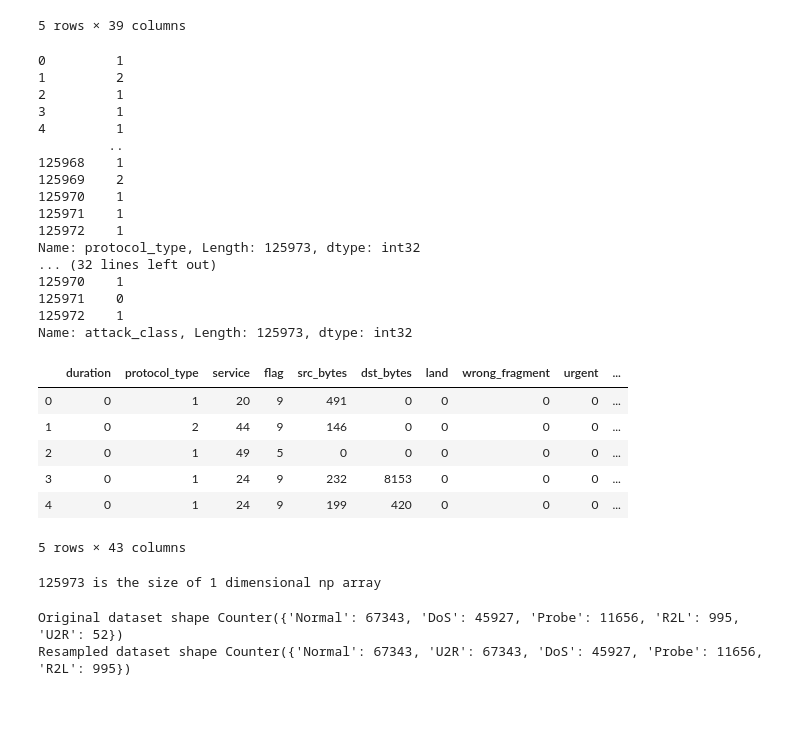
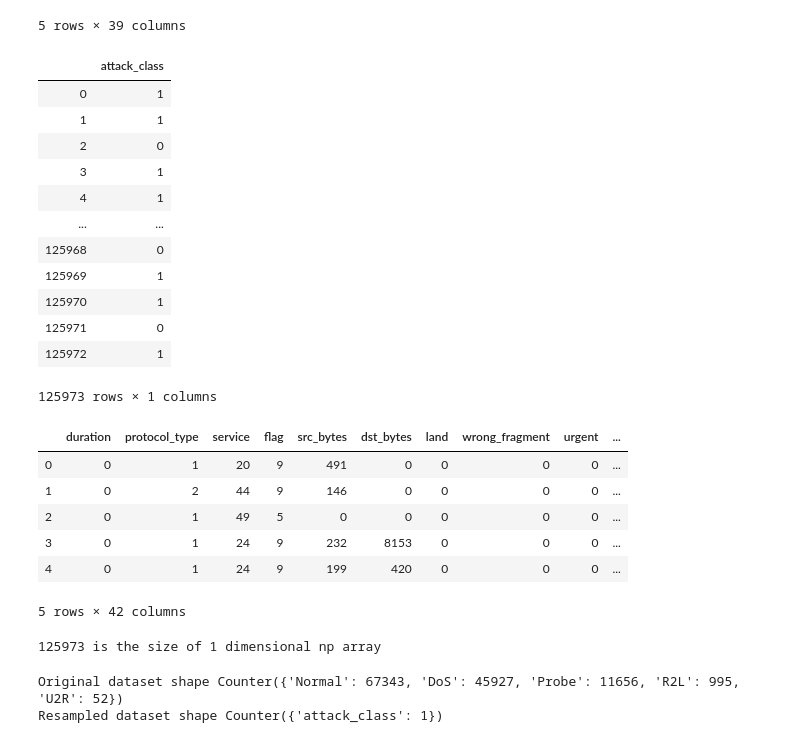
Before and after one commit to abdullahbilalawan/Intrusion_detction_using_AIand-ml, a Jupyter notebook: Intrusion_ml.ipynb, the cells around one changed output. Cells and saved outputs as stored; diff of their text form; code cells hidden in the pictures; blank space fills up the shorter version.

```diff
--- a/Intrusion_ml.ipynb
+++ b/Intrusion_ml.ipynb
@@ -237,50 +248,53 @@ scaled_data.head()
 # %%
 # the next step of data preprocessing is to convert all the categorial attributes to encodings so they can be easily used
 # in the training models and provide more accurate results
-#========================================FEATURE ENCODING==============================================
+#======================================== STEP 5FEATURE ENCODING==============================================
 
 #Sklearn provides a very efficient tool for encoding the levels of a categorical features into numeric values
 #. LabelEncoder encode labels with value between 0 and n_classes-1
 
 
 
 from sklearn.preprocessing import LabelEncoder
 le=LabelEncoder()
-attacks_train = data[['attack_class']].copy()
-attacks_test = data_test[['attack_class']].copy()
+
 # dropping the attack class because we dont need its encodings
-data.drop(['attack_class'], axis=1)
-data_test.drop(['attack_class'], axis=1)
+
 
 
 # Iterating over all the common columns in train data
 
 for col in data.columns.values:
 # Encoding only categorical variables
     if data[col].dtypes=='object':
 
         data[col]= le.fit_transform(data[col])
         print(data[col])
+
+
+# separate target column from encoded data
+encoded_train = data.drop(['attack_class'], axis=1)
+encoded_test = data.drop(['attack_class'], axis=1)
+
+Ytrain = data[['attack_class']].copy()
+Ytest = data[['attack_class']].copy()
+Ytest
 # %% [output]
+|  | attack_class |
+| 0 | 1 |
+| 1 | 1 |
+| 2 | 0 |
+| 3 | 1 |
+| 4 | 1 |
+| ... | ... |
+| 125968 | 0 |
+| 125969 | 1 |
+| 125970 | 1 |
+| 125971 | 0 |
+| 125972 | 1 |
-0         1
-1         2
-2         1
-3         1
-4         1
-         ..
-125968    1
-125969    2
-125970    1
-125971    1
-125972    1
-Name: protocol_type, Length: 125973, dtype: int32
-... (32 lines left out)
-125970    1
-125971    0
-125972    1
-Name: attack_class, Length: 125973, dtype: int32
+125973 rows × 1 columns
 # %%
-data.head()  # all categorial data has been converted to encodings now they can be used in ml models
+encoded_train.head()  # all categorial data has been converted to encodings now they can be used in ml models
 # %% [output]
 |  | duration | protocol_type | service | flag | src_bytes | dst_bytes | land | wrong_fragment | urgent | ... |
 | 0 | 0 | 1 | 20 | 9 | 491 | 0 | 0 | 0 | 0 | ... |
@@ -288,7 +302,7 @@ data.head()  # all categorial data has been converted to encodings now they can
 | 2 | 0 | 1 | 49 | 5 | 0 | 0 | 0 | 0 | 0 | ... |
 | 3 | 0 | 1 | 24 | 9 | 232 | 8153 | 0 | 0 | 0 | ... |
 | 4 | 0 | 1 | 24 | 9 | 199 | 420 | 0 | 0 | 0 | ... |
-5 rows × 43 columns
+5 rows × 42 columns
 # %%
 # the next step is of data sampling in the dataset
 #Data sampling is a statistical analysis technique used to select,
@@ -319,14 +333,14 @@ func = RandomOverSampler(sampling_strategy = 'minority')
 
 
 #doing the oversampling in the training dataset
-x_overs, y_overs = func.fit_resample(data,y_train)
+x_overs, y_overs = func.fit_resample(encoded_train,Ytrain)
 #results of oversampling
 
 print('Original dataset shape {}'.format(Counter(y_train)))
 print('Resampled dataset shape {}'.format(Counter(y_overs)))
 # %% [output]
 Original dataset shape Counter({'Normal': 67343, 'DoS': 45927, 'Probe': 11656, 'R2L': 995, 'U2R': 52})
-Resampled dataset shape Counter({'Normal': 67343, 'U2R': 67343, 'DoS': 45927, 'Probe': 11656, 'R2L': 995})
+Resampled dataset shape Counter({'attack_class': 1})
 # %%
 #in the above output it can be observed that the oversampling has been done and minority classes have been filled with copies
 #to make the elements in minority calss greater so ml algorithm can give more accurate results
```
Also changed, not shown: parts of 29 cells of this notebook.
